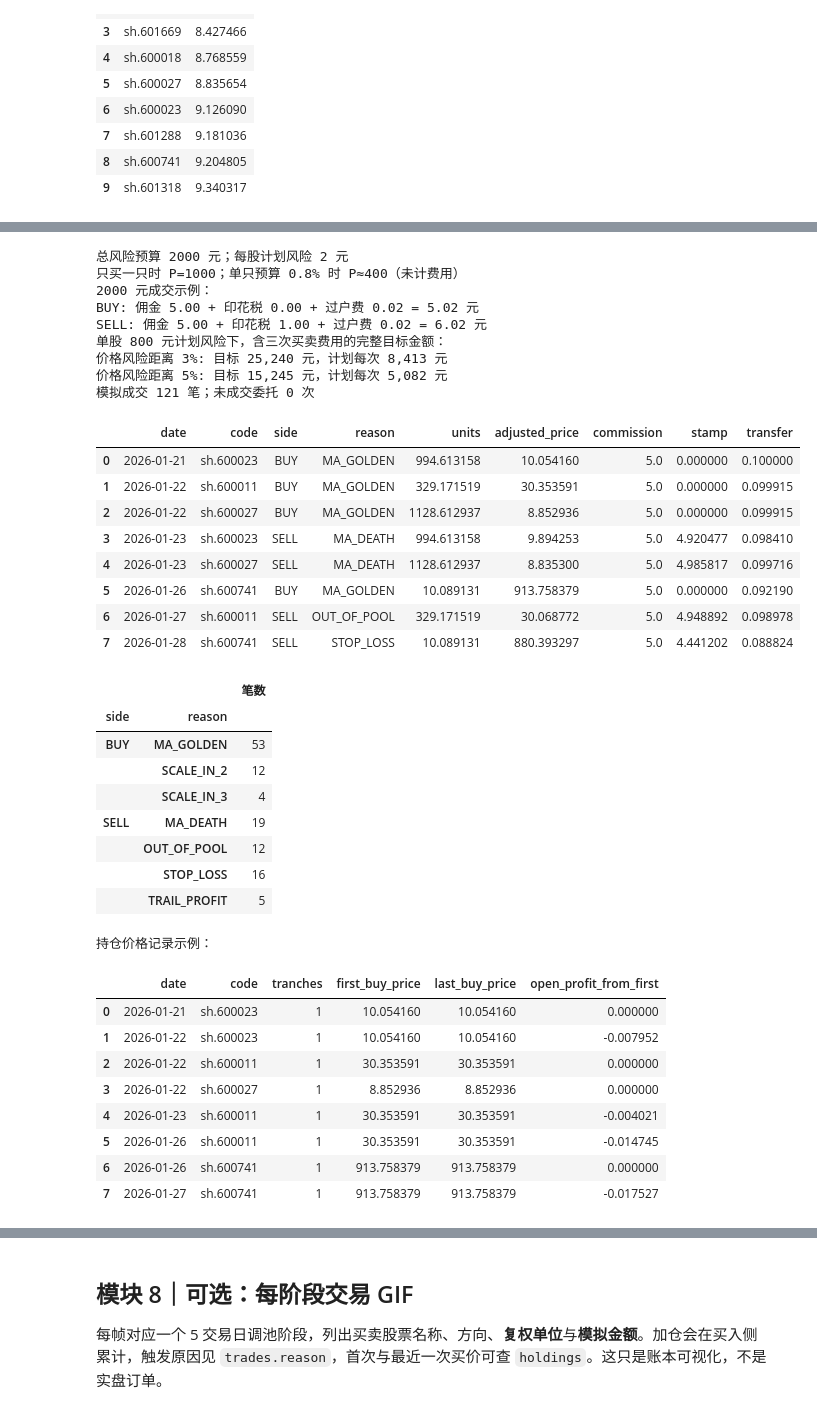
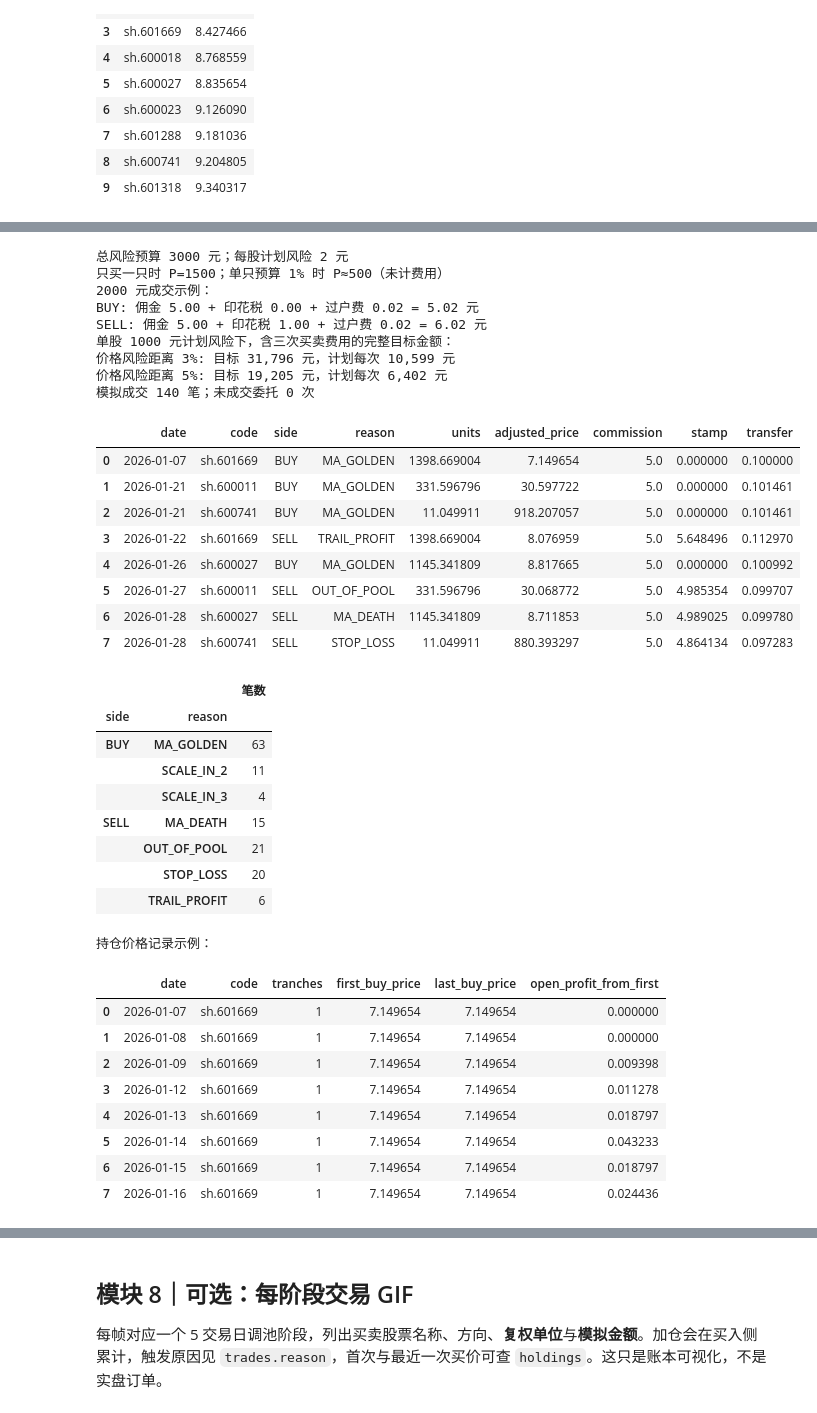
Before and after one commit to ZhengrongYue/MiniQuant, a Jupyter notebook: simple_framework.ipynb, the cells around one changed output, grey strips where cells are left out. Saved outputs shown, nothing was run; the diff lists cells and outputs as text; code cells hidden in the pictures.

```diff
--- a/simple_framework.ipynb
+++ b/simple_framework.ipynb
@@ -24,13 +24,20 @@ from IPython.display import display, Image as NotebookImage
 DATA = Path('data/private')
 DATA.mkdir(parents=True, exist_ok=True)
 START_DATE, FIRST_DAY, END_DATE = '2025-12-01', '2026-01-05', '2026-09-30'
+# 三段按收益所属交易日划分，不重复计算任何一天。
+TRAIN_START, TRAIN_END = FIRST_DAY, '2026-03-31'
+DEV_START, DEV_END = '2026-04-01', '2026-06-30'
+TEST_START, TEST_END = '2026-07-01', END_DATE
+SPLIT_WINDOWS = [('训练集（确认逻辑）', TRAIN_START, TRAIN_END),
+                 ('开发集（调整参数）', DEV_START, DEV_END),
+                 ('测试集（仅验证）', TEST_START, TEST_END)]
 POOL_SIZE, PE_LOWER, PE_UPPER, REBALANCE_EVERY = 10, 8.0, 30.0, 5
-MA_FAST, MA_SLOW, ATR_WINDOW = 8, 15, 14
+MA_FAST, MA_SLOW, ATR_WINDOW = 5, 15, 14
 INITIAL_CASH = 100_000.0
 COMMISSION_RATE, MIN_COMMISSION = 0.0003, 5.0   # 券商万三；每笔佣金最低 5 元
 STAMP_DUTY_RATE = 0.0005                       # 2026 年卖出印花税：万分之五
 TRANSFER_RATE = 0.00001                        # 过户费双边：十万分之一
-TOTAL_RISK, NAME_RISK, MAX_NAME_WEIGHT = 0.02, 0.008, 0.30
+TOTAL_RISK, NAME_RISK, MAX_NAME_WEIGHT = 0.03, 0.01, 0.30
 RISK_BUFFER = 0.95  # 下单时只用 95% 的组合风险预算，给费用和净值波动留余量
 INITIAL_STOP, ARM_GAIN, TRAIL_BACK = 0.025, 0.08, 0.025
 ATR_MULT, TRANCHES, ADD_PROFIT_STEP = 1.5, 3, 0.02  # 两次加仓阈值：+2%、+4%
@@ -412,6 +419,6 @@ MA8 是近 8 个交易日的平均收盘价，MA15 是近 15 日平均。**金
 # %%
 def build_decisions(bars, reports, benchmark, first=FIRST_DAY, every=REBALANCE_EVERY):
-    """收盘信号：每 5 个交易日调池，MA8/MA15 金叉和死叉单独记录。"""
+    """收盘信号：每 5 个交易日调池，MA5/MA15 金叉和死叉单独记录。"""
     dates = list(benchmark.loc[benchmark.date >= pd.Timestamp(first), 'date'])
     by_day = {day: frame for day, frame in bars.groupby('date', sort=False)}
     pool = set()
@@ -711,78 +718,78 @@ def run_risk_backtest(bars, benchmark, decisions, *, initial_cash=100_000.0,
 
 
 # 与上面的三步公式对应：先不计费用，展示单股与多股预算的差别。
-C, total_rate, name_rate, price, stock_rate = 100_000, 0.02, 0.008, 40, 0.05
+C, total_rate, name_rate, price, stock_rate = 100_000, 0.03, 0.01, 40, 0.05
 total_budget = C * total_rate
 risk_per_unit = price * stock_rate
 single_stock_units = total_budget / risk_per_unit
 multi_stock_units = min(total_budget, C * name_rate) / risk_per_unit
 print(f'总风险预算 {total_budget:.0f} 元；每股计划风险 {risk_per_unit:.0f} 元')
-print(f'只买一只时 P={single_stock_units:.0f}；单只预算 0.8% 时 P≈{multi_stock_units:.0f}（未计费用）')
-assert single_stock_units == 1000 and multi_stock_units == 400
+print(f'只买一只时 P={single_stock_units:.0f}；单只预算 1% 时 P≈{multi_stock_units:.0f}（未计费用）')
+assert single_stock_units == 1500 and multi_stock_units == 500
 
 print('2000 元成交示例：')
 for side in ('BUY', 'SELL'):
     total, commission, stamp, transfer = transaction_fee(2000, side)
     print(f'{side}: 佣金 {commission:.2f} + 印花税 {stamp:.2f} + 过户费 {transfer:.2f} = {total:.2f} 元')
-print('单股 800 元计划风险下，含三次买卖费用的完整目标金额：')
+print('单股 1000 元计划风险下，含三次买卖费用的完整目标金额：')
 for distance in (0.03, 0.05):
     full = TRANCHES * max_notional_for_risk(
         INITIAL_CASH * NAME_RISK / TRANCHES, distance)
     print(f'价格风险距离 {distance:.0%}: 目标 {full:,.0f} 元，计划每次 {full / TRANCHES:,.0f} 元')
 
 nav, trades, holdings = run_risk_backtest(
     bars, benchmark, decisions, initial_cash=INITIAL_CASH)
 print(f'模拟成交 {len(trades)} 笔；未成交委托 {int(nav.blocked.sum())} 次')
 display(trades[['date', 'code', 'side', 'reason', 'units',
                 'adjusted_price', 'commission', 'stamp', 'transfer']].head(8))
 display(trades.groupby(['side', 'reason']).size().rename('笔数').to_frame())
 print('持仓价格记录示例：')
 display(holdings[['date', 'code', 'tranches', 'first_buy_price',
                   'last_buy_price', 'open_profit_from_first']].head(8))
 assert nav.nav.gt(0).all()
 assert trades.empty or (trades.date > trades.signal_date).all()
 assert holdings.tranches.le(TRANCHES).all()
 add_dates = set(trades.loc[trades.reason.str.startswith('SCALE_IN'), 'date'])
 other_order_dates = set(trades.loc[trades.reason.eq('MA_GOLDEN') | trades.side.eq('SELL'), 'date'])
 assert not (add_dates & other_order_dates)  # 当日有退出或其他首笔买入时不加仓
 # %% [output]
-总风险预算 2000 元；每股计划风险 2 元
-只买一只时 P=1000；单只预算 0.8% 时 P≈400（未计费用）
+总风险预算 3000 元；每股计划风险 2 元
+只买一只时 P=1500；单只预算 1% 时 P≈500（未计费用）
 2000 元成交示例：
 BUY: 佣金 5.00 + 印花税 0.00 + 过户费 0.02 = 5.02 元
 SELL: 佣金 5.00 + 印花税 1.00 + 过户费 0.02 = 6.02 元
-单股 800 元计划风险下，含三次买卖费用的完整目标金额：
-价格风险距离 3%: 目标 25,240 元，计划每次 8,413 元
-价格风险距离 5%: 目标 15,245 元，计划每次 5,082 元
-模拟成交 121 笔；未成交委托 0 次
+单股 1000 元计划风险下，含三次买卖费用的完整目标金额：
+价格风险距离 3%: 目标 31,796 元，计划每次 10,599 元
+价格风险距离 5%: 目标 19,205 元，计划每次 6,402 元
+模拟成交 140 笔；未成交委托 0 次
 |  | date | code | side | reason | units | adjusted_price | commission | stamp | transfer |
-| 0 | 2026-01-21 | sh.600023 | BUY | MA_GOLDEN | 994.613158 | 10.054160 | 5.0 | 0.000000 | 0.100000 |
-| 1 | 2026-01-22 | sh.600011 | BUY | MA_GOLDEN | 329.171519 | 30.353591 | 5.0 | 0.000000 | 0.099915 |
-| 2 | 2026-01-22 | sh.600027 | BUY | MA_GOLDEN | 1128.612937 | 8.852936 | 5.0 | 0.000000 | 0.099915 |
-| 3 | 2026-01-23 | sh.600023 | SELL | MA_DEATH | 994.613158 | 9.894253 | 5.0 | 4.920477 | 0.098410 |
-| 4 | 2026-01-23 | sh.600027 | SELL | MA_DEATH | 1128.612937 | 8.835300 | 5.0 | 4.985817 | 0.099716 |
-| 5 | 2026-01-26 | sh.600741 | BUY | MA_GOLDEN | 10.089131 | 913.758379 | 5.0 | 0.000000 | 0.092190 |
-| 6 | 2026-01-27 | sh.600011 | SELL | OUT_OF_POOL | 329.171519 | 30.068772 | 5.0 | 4.948892 | 0.098978 |
-| 7 | 2026-01-28 | sh.600741 | SELL | STOP_LOSS | 10.089131 | 880.393297 | 5.0 | 4.441202 | 0.088824 |
+| 0 | 2026-01-07 | sh.601669 | BUY | MA_GOLDEN | 1398.669004 | 7.149654 | 5.0 | 0.000000 | 0.100000 |
+| 1 | 2026-01-21 | sh.600011 | BUY | MA_GOLDEN | 331.596796 | 30.597722 | 5.0 | 0.000000 | 0.101461 |
+| 2 | 2026-01-21 | sh.600741 | BUY | MA_GOLDEN | 11.049911 | 918.207057 | 5.0 | 0.000000 | 0.101461 |
+| 3 | 2026-01-22 | sh.601669 | SELL | TRAIL_PROFIT | 1398.669004 | 8.076959 | 5.0 | 5.648496 | 0.112970 |
+| 4 | 2026-01-26 | sh.600027 | BUY | MA_GOLDEN | 1145.341809 | 8.817665 | 5.0 | 0.000000 | 0.100992 |
+| 5 | 2026-01-27 | sh.600011 | SELL | OUT_OF_POOL | 331.596796 | 30.068772 | 5.0 | 4.985354 | 0.099707 |
+| 6 | 2026-01-28 | sh.600027 | SELL | MA_DEATH | 1145.341809 | 8.711853 | 5.0 | 4.989025 | 0.099780 |
+| 7 | 2026-01-28 | sh.600741 | SELL | STOP_LOSS | 11.049911 | 880.393297 | 5.0 | 4.864134 | 0.097283 |
 |  |  | 笔数 |
 | side | reason |  |
-| BUY | MA_GOLDEN | 53 |
-|  | SCALE_IN_2 | 12 |
+| BUY | MA_GOLDEN | 63 |
+|  | SCALE_IN_2 | 11 |
 |  | SCALE_IN_3 | 4 |
-| SELL | MA_DEATH | 19 |
-|  | OUT_OF_POOL | 12 |
-|  | STOP_LOSS | 16 |
-|  | TRAIL_PROFIT | 5 |
+| SELL | MA_DEATH | 15 |
+|  | OUT_OF_POOL | 21 |
+|  | STOP_LOSS | 20 |
+|  | TRAIL_PROFIT | 6 |
 持仓价格记录示例：
 |  | date | code | tranches | first_buy_price | last_buy_price | open_profit_from_first |
-| 0 | 2026-01-21 | sh.600023 | 1 | 10.054160 | 10.054160 | 0.000000 |
-| 1 | 2026-01-22 | sh.600023 | 1 | 10.054160 | 10.054160 | -0.007952 |
-| 2 | 2026-01-22 | sh.600011 | 1 | 30.353591 | 30.353591 | 0.000000 |
-| 3 | 2026-01-22 | sh.600027 | 1 | 8.852936 | 8.852936 | 0.000000 |
-| 4 | 2026-01-23 | sh.600011 | 1 | 30.353591 | 30.353591 | -0.004021 |
-| 5 | 2026-01-26 | sh.600011 | 1 | 30.353591 | 30.353591 | -0.014745 |
-| 6 | 2026-01-26 | sh.600741 | 1 | 913.758379 | 913.758379 | 0.000000 |
-| 7 | 2026-01-27 | sh.600741 | 1 | 913.758379 | 913.758379 | -0.017527 |
+| 0 | 2026-01-07 | sh.601669 | 1 | 7.149654 | 7.149654 | 0.000000 |
+| 1 | 2026-01-08 | sh.601669 | 1 | 7.149654 | 7.149654 | 0.000000 |
+| 2 | 2026-01-09 | sh.601669 | 1 | 7.149654 | 7.149654 | 0.009398 |
+| 3 | 2026-01-12 | sh.601669 | 1 | 7.149654 | 7.149654 | 0.011278 |
+| 4 | 2026-01-13 | sh.601669 | 1 | 7.149654 | 7.149654 | 0.018797 |
+| 5 | 2026-01-14 | sh.601669 | 1 | 7.149654 | 7.149654 | 0.043233 |
+| 6 | 2026-01-15 | sh.601669 | 1 | 7.149654 | 7.149654 | 0.018797 |
+| 7 | 2026-01-16 | sh.601669 | 1 | 7.149654 | 7.149654 | 0.024436 |
 # %% [markdown]
 ## 模块 7｜评价：收益、回撤与风险预算都要看
 
```
Also changed, not shown: parts of 12 cells of this notebook, 2 other files.
